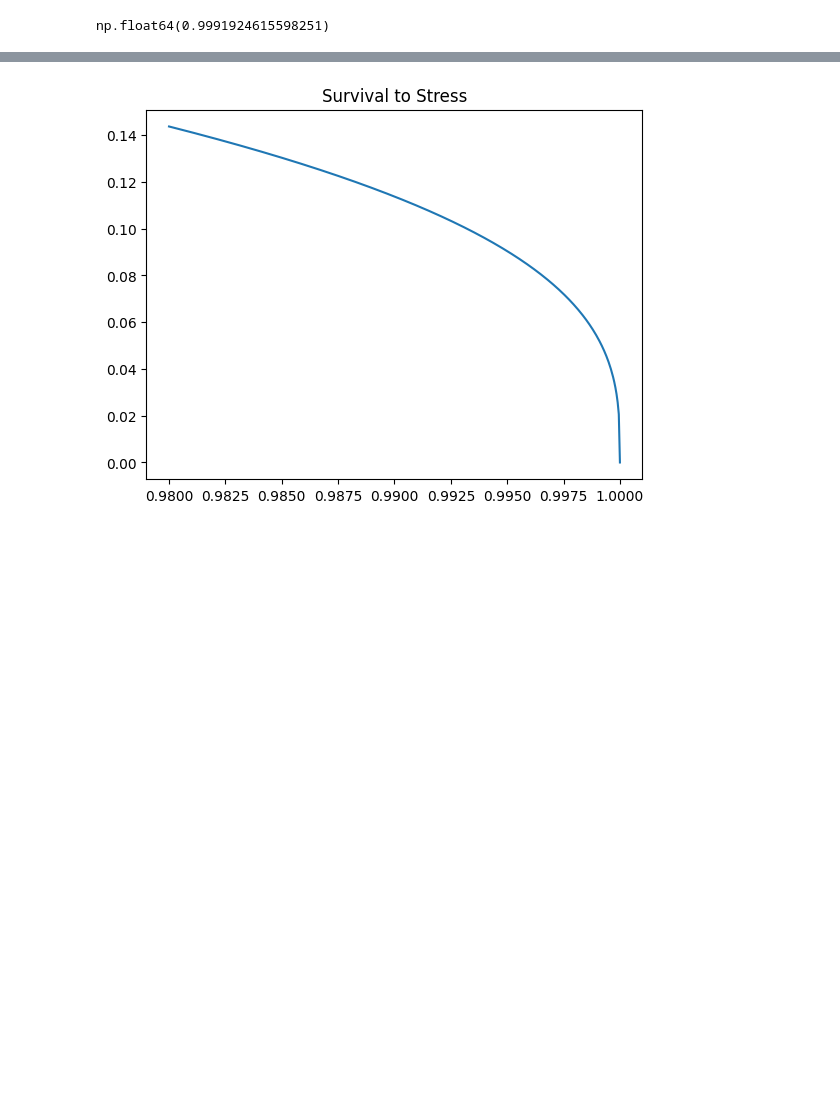
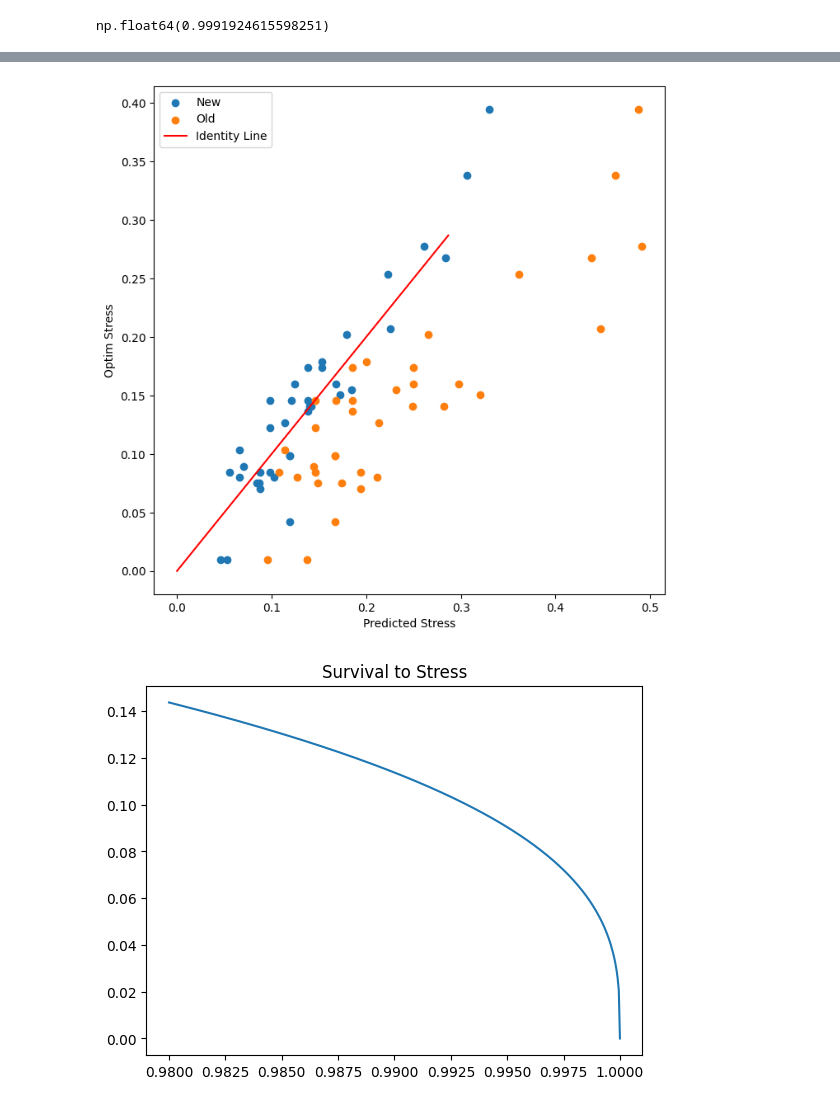
Before and after one commit to ffhammer/sam, a Jupyter notebook: experiments/beta_optim/explore_temperature.ipynb, the cells around one changed output, grey strips where cells are left out. Drawn from its saved outputs; the diff is of its cells as text; code cells hidden in the pictures; blank space fills up the shorter version.

```diff
--- a/explore_temperature.ipynb
+++ b/experiments/beta_optim/explore_temperature.ipynb
@@ -377,0 +378,12 @@ plt.show()
+# %%
+from stress_addition_model import NEW_STANDARD, sam_prediction, OLD_STANDARD
+
+def get_computed_stress(row : pd.Series, setting):
+    data = read_data(row.path)
+    exp = data.additional_stress[row.stress]
+
+    main_fit, stressor_fit, predicted_survival_curve, predicted_stress_curve, additional_stress = sam_prediction(data.main_series,exp, data.meta, setting)
+    return additional_stress
+
+df["new_pred"] = df.apply(lambda x: get_computed_stress(x, NEW_STANDARD), axis=1)
+df["old_pred"] = df.apply(lambda x: get_computed_stress(x, OLD_STANDARD), axis=1)
@@ -378,3 +401,22 @@ plt.show()
+# %%
+plt.figure(figsize=(8,8))
+plt.scatter(df['new_pred'], df['best'], label='New')
+plt.scatter(df['old_pred'], df['best'], label='Old')
+
+# Plot the identity line
+x = np.linspace(0, df['pred'].max(), 30)
+y_line = x
+plt.plot(x, y_line, c="red", label='Identity Line')
+
+# Labels
+plt.xlabel("Predicted Stress")
+plt.ylabel("Optim Stress")
+
+plt.legend()
+# Display the plot
+plt.show()
+# %% [output]
+[figure, added]
 # %%
 survival = np.linspace(1, 0.98, 400)
 plt.plot(survival, survival_to_stress(survival))
```
Also changed, not shown: parts of 2 cells of this notebook, 46 other files.
